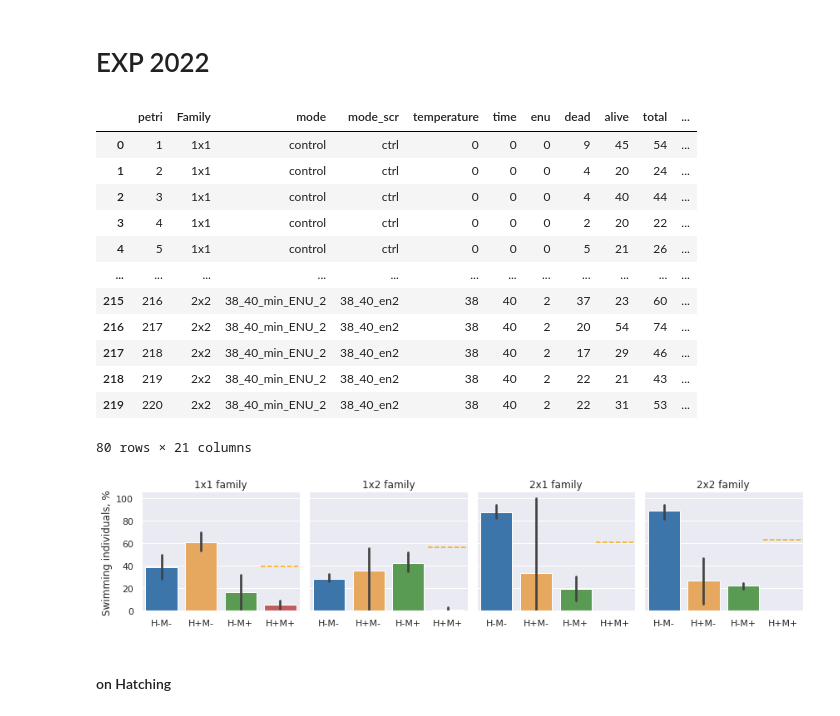
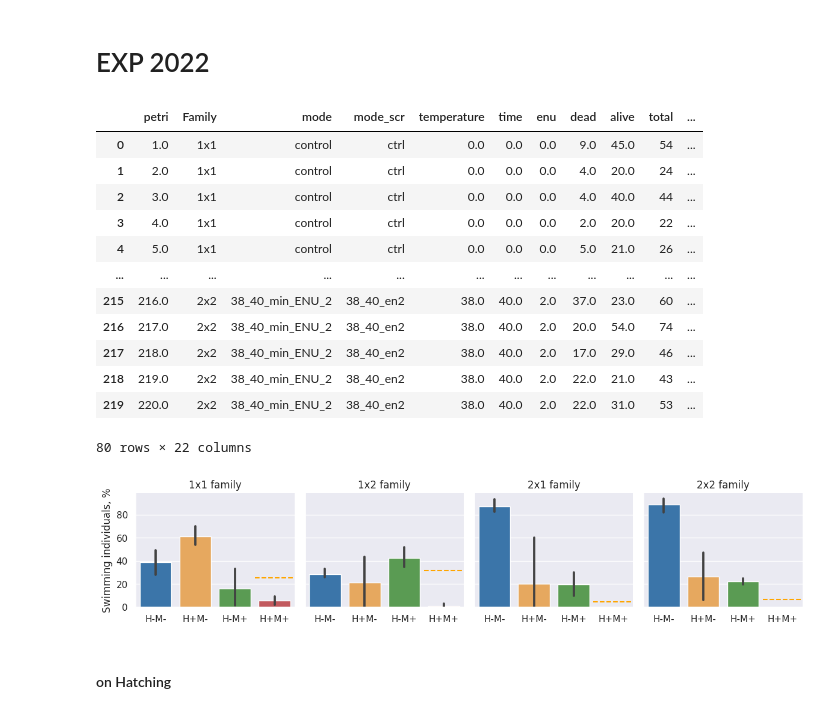
Before and after one commit to mitoclub/fish-strong-purifying-selection, a Jupyter notebook: notebooks/stat_plots_for_paper_draft.ipynb, the cells around one changed output. Cells and saved outputs as stored; diff of their text form; code cells hidden in the pictures.

Commit message:
Plots' correction

```diff
--- a/notebooks/stat_plots_for_paper_draft.ipynb
+++ b/notebooks/stat_plots_for_paper_draft.ipynb
@@ -636,45 +636,61 @@ exp2022['HM'] = exp2022['time'].apply(lambda x: 'H-' if x == 0 else 'H+') + \
                         exp2022['enu'].apply(lambda x: 'M-' if x == 0 else 'M+')
 
 exp2022['swim_per_fert'] = exp2022['swim_per_fert'].str.replace(',', '.').map(float)
+# %%
+exp2022['CODE'] = exp2022['Family'] + exp2022['HM']
 # %%
 exp2022
 # %% [output]
 |  | petri | Family | mode | mode_scr | temperature | time | enu | dead | alive | total | ... |
-| 0 | 1 | 1x1 | control | ctrl | 0 | 0 | 0 | 9 | 45 | 54 | ... |
-| 1 | 2 | 1x1 | control | ctrl | 0 | 0 | 0 | 4 | 20 | 24 | ... |
-| 2 | 3 | 1x1 | control | ctrl | 0 | 0 | 0 | 4 | 40 | 44 | ... |
-| 3 | 4 | 1x1 | control | ctrl | 0 | 0 | 0 | 2 | 20 | 22 | ... |
-| 4 | 5 | 1x1 | control | ctrl | 0 | 0 | 0 | 5 | 21 | 26 | ... |
+| 0 | 1.0 | 1x1 | control | ctrl | 0.0 | 0.0 | 0.0 | 9.0 | 45.0 | 54 | ... |
+| 1 | 2.0 | 1x1 | control | ctrl | 0.0 | 0.0 | 0.0 | 4.0 | 20.0 | 24 | ... |
+| 2 | 3.0 | 1x1 | control | ctrl | 0.0 | 0.0 | 0.0 | 4.0 | 40.0 | 44 | ... |
+| 3 | 4.0 | 1x1 | control | ctrl | 0.0 | 0.0 | 0.0 | 2.0 | 20.0 | 22 | ... |
+| 4 | 5.0 | 1x1 | control | ctrl | 0.0 | 0.0 | 0.0 | 5.0 | 21.0 | 26 | ... |
 | ... | ... | ... | ... | ... | ... | ... | ... | ... | ... | ... | ... |
-| 215 | 216 | 2x2 | 38_40_min_ENU_2 | 38_40_en2 | 38 | 40 | 2 | 37 | 23 | 60 | ... |
-| 216 | 217 | 2x2 | 38_40_min_ENU_2 | 38_40_en2 | 38 | 40 | 2 | 20 | 54 | 74 | ... |
-| 217 | 218 | 2x2 | 38_40_min_ENU_2 | 38_40_en2 | 38 | 40 | 2 | 17 | 29 | 46 | ... |
-| 218 | 219 | 2x2 | 38_40_min_ENU_2 | 38_40_en2 | 38 | 40 | 2 | 22 | 21 | 43 | ... |
-| 219 | 220 | 2x2 | 38_40_min_ENU_2 | 38_40_en2 | 38 | 40 | 2 | 22 | 31 | 53 | ... |
+| 215 | 216.0 | 2x2 | 38_40_min_ENU_2 | 38_40_en2 | 38.0 | 40.0 | 2.0 | 37.0 | 23.0 | 60 | ... |
+| 216 | 217.0 | 2x2 | 38_40_min_ENU_2 | 38_40_en2 | 38.0 | 40.0 | 2.0 | 20.0 | 54.0 | 74 | ... |
+| 217 | 218.0 | 2x2 | 38_40_min_ENU_2 | 38_40_en2 | 38.0 | 40.0 | 2.0 | 17.0 | 29.0 | 46 | ... |
+| 218 | 219.0 | 2x2 | 38_40_min_ENU_2 | 38_40_en2 | 38.0 | 40.0 | 2.0 | 22.0 | 21.0 | 43 | ... |
+| 219 | 220.0 | 2x2 | 38_40_min_ENU_2 | 38_40_en2 | 38.0 | 40.0 | 2.0 | 22.0 | 31.0 | 53 | ... |
-80 rows × 21 columns
+80 rows × 22 columns
+# %%
+# expected line logic: (shock / control) * (mutagen / control) * control
+exp_11_2022s = (exp2022[exp2022['CODE'] == '1x1H+M-'].swim_per_fert.mean() / exp2022[exp2022['CODE'] == '1x1H-M-'].swim_per_fert.mean()) * \
+         (exp2022[exp2022['CODE'] == '1x1H-M+'].swim_per_fert.mean() / exp2022[exp2022['CODE'] == '1x1H-M-'].swim_per_fert.mean()) * \
+          exp2022[exp2022['CODE'] == '1x1H-M-'].swim_per_fert.mean()
+exp_12_2022s = (exp2022[exp2022['CODE'] == '1x2H+M-'].swim_per_fert.mean() / exp2022[exp2022['CODE'] == '1x2H-M-'].swim_per_fert.mean()) * \
+         (exp2022[exp2022['CODE'] == '1x2H-M+'].swim_per_fert.mean() / exp2022[exp2022['CODE'] == '1x2H-M-'].swim_per_fert.mean()) * \
+          exp2022[exp2022['CODE'] == '1x2H-M-'].swim_per_fert.mean()
+exp_21_2022s = (exp2022[exp2022['CODE'] == '2x1H+M-'].swim_per_fert.mean() / exp2022[exp2022['CODE'] == '2x1H-M-'].swim_per_fert.mean()) * \
+         (exp2022[exp2022['CODE'] == '2x1H-M+'].swim_per_fert.mean() / exp2022[exp2022['CODE'] == '2x1H-M-'].swim_per_fert.mean()) * \
+          exp2022[exp2022['CODE'] == '2x1H-M-'].swim_per_fert.mean()
+exp_22_2022s = (exp2022[exp2022['CODE'] == '2x2H+M-'].swim_per_fert.mean() / exp2022[exp2022['CODE'] == '2x2H-M-'].swim_per_fert.mean()) * \
+         (exp2022[exp2022['CODE'] == '2x2H-M+'].swim_per_fert.mean() / exp2022[exp2022['CODE'] == '2x2H-M-'].swim_per_fert.mean()) * \
+          exp2022[exp2022['CODE'] == '2x2H-M-'].swim_per_fert.mean()
 # %%
 g = sns.FacetGrid(exp2022, col="Family")
 g.map(sns.barplot, 'HM', 'swim_per_fert', order=['H-M-', 'H+M-', 'H-M+', 'H+M+'],
       palette={'H-M-': '#2976bb', 'H+M-': '#fdaa48', 'H-M+': '#50a747', 'H+M+': '#d3494e'})
 
 g.set_xlabels("")
 g.set_ylabels("Swimming individuals, %")
 
 ax1, ax2, ax3, ax4 = g.axes[0]
 
 ax1.set_title('1x1 family')
 ax2.set_title('1x2 family')
 ax3.set_title('2x1 family')
 ax4.set_title('2x2 family')
 
-ax1.axhline(exp_11, xmin=0.75, ls='--', color='orange')
-ax2.axhline(exp_12, xmin=0.75, ls='--', color='orange')
-ax3.axhline(exp_21, xmin=0.75, ls='--', color='orange')
-ax4.axhline(exp_22, xmin=0.75, ls='--', color='orange');
+ax1.axhline(exp_11_2022s, xmin=0.75, ls='--', color='orange')
+ax2.axhline(exp_12_2022s, xmin=0.75, ls='--', color='orange')
+ax3.axhline(exp_21_2022s, xmin=0.75, ls='--', color='orange')
+ax4.axhline(exp_22_2022s, xmin=0.75, ls='--', color='orange');
 plt.savefig('../figures/paper1/exp2022_hist.png')
 plt.savefig('../figures/paper1/exp2022_hist.pdf', format='pdf')
 # %% [output]
-[figure, old version]
+[figure, new version]
 # %% [markdown]
 #### on Hatching
 # %%
```
Also changed, not shown: parts of 4 cells of this notebook, 13 other files.
